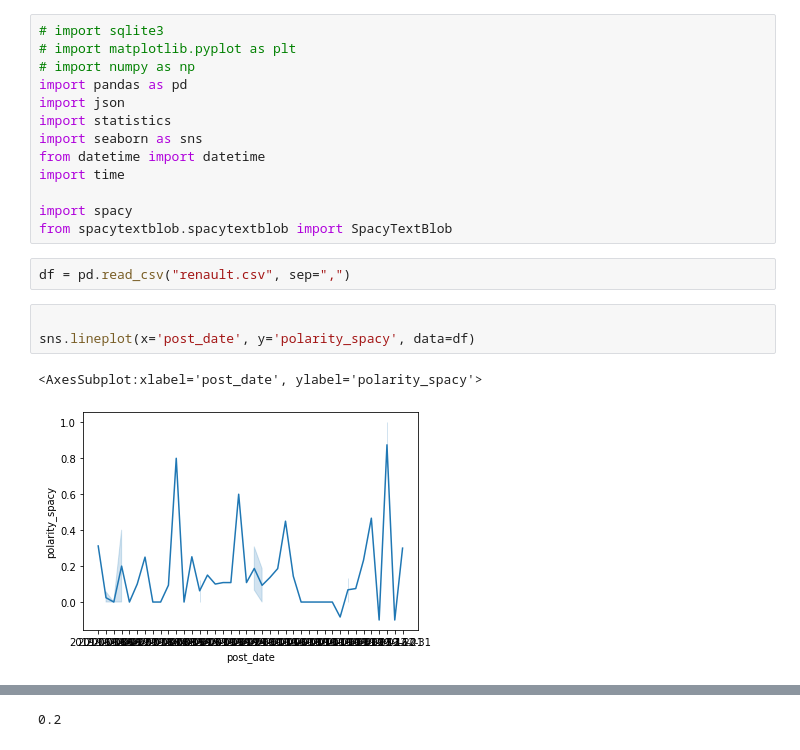
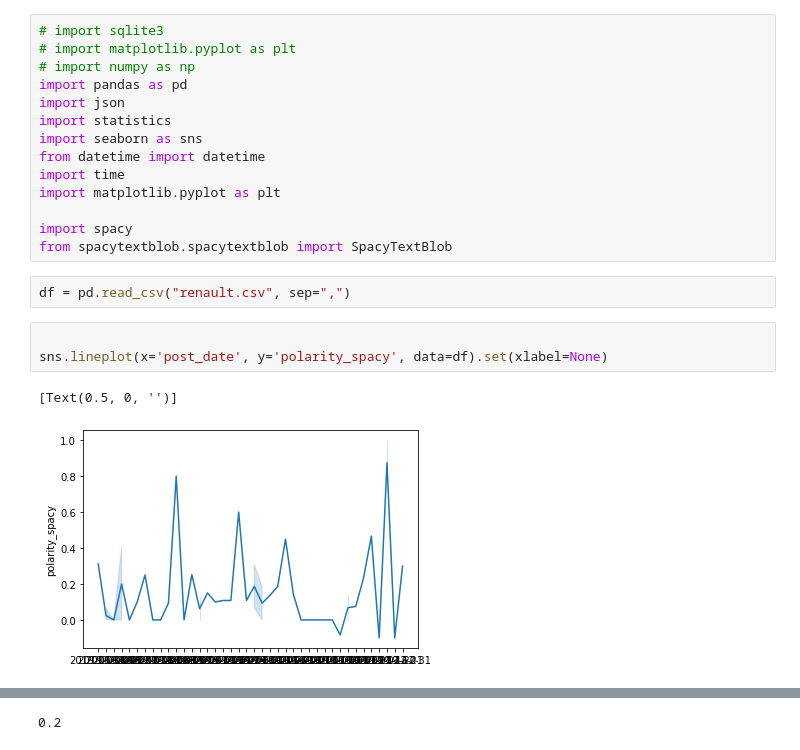
Before and after one commit to Adriengith/market-nlp-tweet-api, a Jupyter notebook: Untitled.ipynb, the cells around one changed output, grey strips where cells are left out. Cells and saved outputs as stored; diff of their text form.

```diff
--- a/Untitled.ipynb
+++ b/Untitled.ipynb
@@ -8,6 +8,7 @@ import statistics
 import seaborn as sns
 from datetime import datetime
 import time
+import matplotlib.pyplot as plt
 
 import spacy
 from spacytextblob.spacytextblob import SpacyTextBlob
@@ -15,10 +16,10 @@ from spacytextblob.spacytextblob import SpacyTextBlob
 df = pd.read_csv("renault.csv", sep=",")
 # %%
 
-sns.lineplot(x='post_date', y='polarity_spacy', data=df)
+sns.lineplot(x='post_date', y='polarity_spacy', data=df).set(xlabel=None)
 # %% [output]
-<AxesSubplot:xlabel='post_date', ylabel='polarity_spacy'>
+[Text(0.5, 0, '')]
-[figure, old version]
+[figure, new version]
 # %%
 # %% [output]
 |  | tweet_id | writer | post_date | body | comment_num | retweet_num | like_num |
```
Also changed, not shown: 1 other file.
